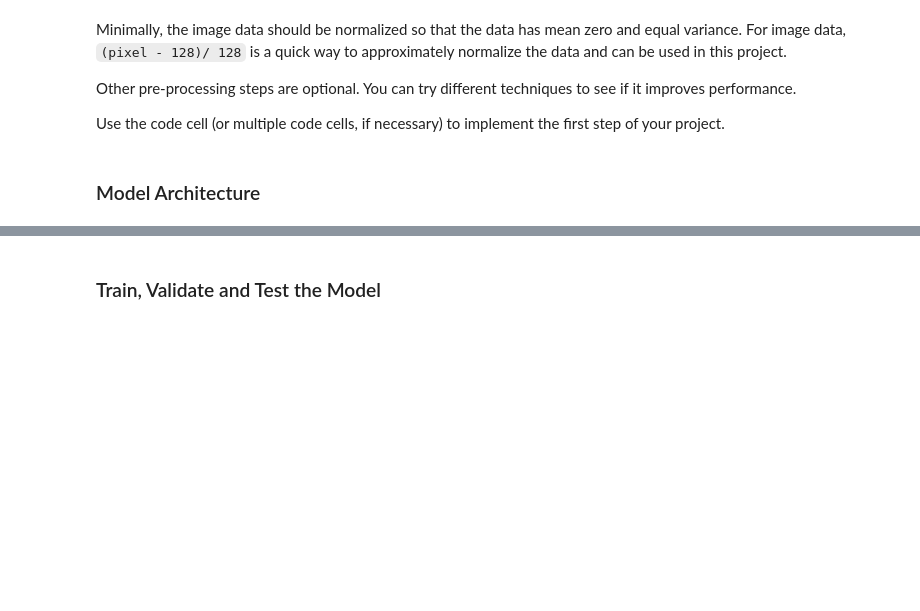
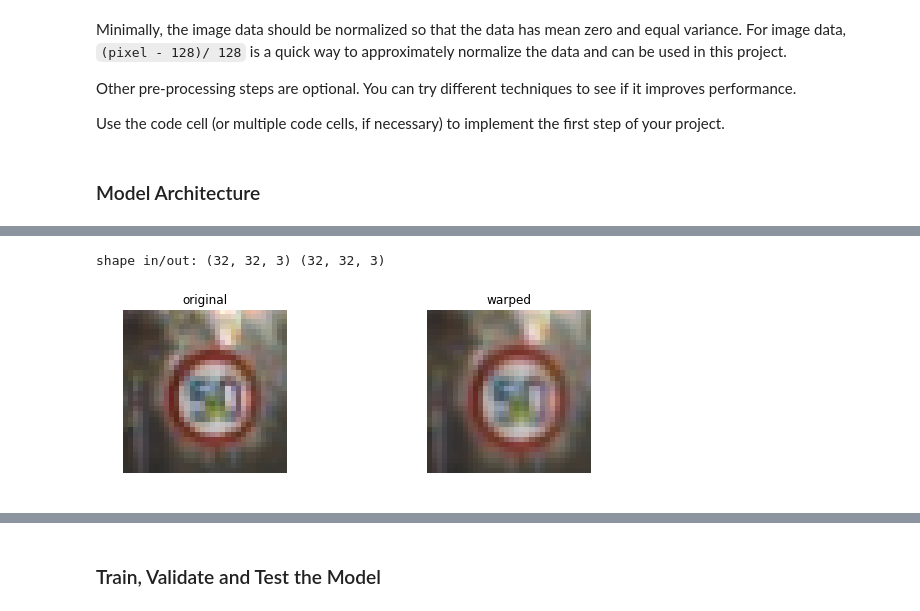
Before and after one commit to seanjahaupan/TrafficSignClassifier, a Jupyter notebook: Traffic_Sign_Classifier.ipynb, the cells around one changed output, grey strips where cells are left out. Saved outputs shown, nothing was run; the diff lists cells and outputs as text; code cells hidden in the pictures; blank space fills up the shorter version.

```diff
--- a/Traffic_Sign_Classifier.ipynb
+++ b/Traffic_Sign_Classifier.ipynb
@@ -219,0 +298,49 @@ X_validation = preprocess(X_validation)
+# %%
+def random_warp(img):
+
+    rows = img.shape[0]
+    cols = img.shape[1]
+
+    # random scaling coefficients
+    rndx = np.random.rand(3) - 0.5
+    rndx *= cols * 0.06   # this coefficient determines the degree of warping
+    rndy = np.random.rand(3) - 0.5
+    rndy *= rows * 0.06
+
+    # 3 starting points for transform, 1/4 way from edges
+    x1 = cols/4
+    x2 = 3*cols/4
+    y1 = rows/4
+    y2 = 3*rows/4
+
+    pts1 = np.float32([[y1,x1],
+                       [y2,x1],
+                       [y1,x2]])
+    pts2 = np.float32([[y1+rndy[0],x1+rndx[0]],
+                       [y2+rndy[1],x1+rndx[1]],
+                       [y1+rndy[2],x2+rndx[2]]])
+
+    M = cv2.getAffineTransform(pts1,pts2)
+
+    dst = cv2.warpAffine(img,M,(cols,rows))
+
+    #dst = dst[:,:,np.newaxis]
+
+    return dst
+
+test_dst = random_warp(test_img)
+
+fig, axs = plt.subplots(1,2, figsize=(10, 3))
+
+axs[0].axis('off')
+axs[0].imshow(test_img.squeeze(), cmap='gray')
+axs[0].set_title('original')
+
+axs[1].axis('off')
+axs[1].imshow(test_dst.squeeze(), cmap='gray')
+axs[1].set_title('warped')
+
+print('shape in/out:', test_img.shape, test_dst.shape)
+# %% [output]
+shape in/out: (32, 32, 3) (32, 32, 3)
+[figure, added]
```
Also changed, not shown: parts of 21 cells of this notebook.
